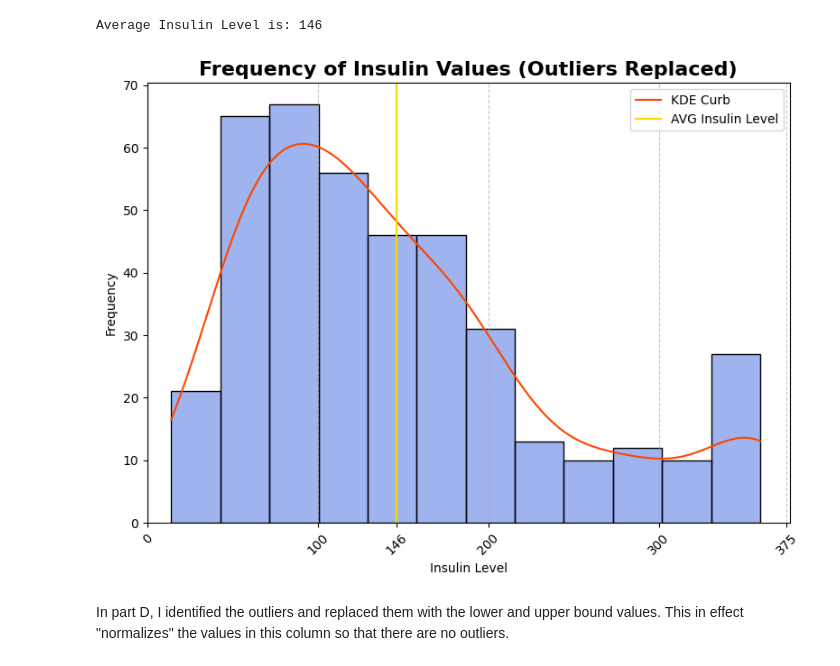
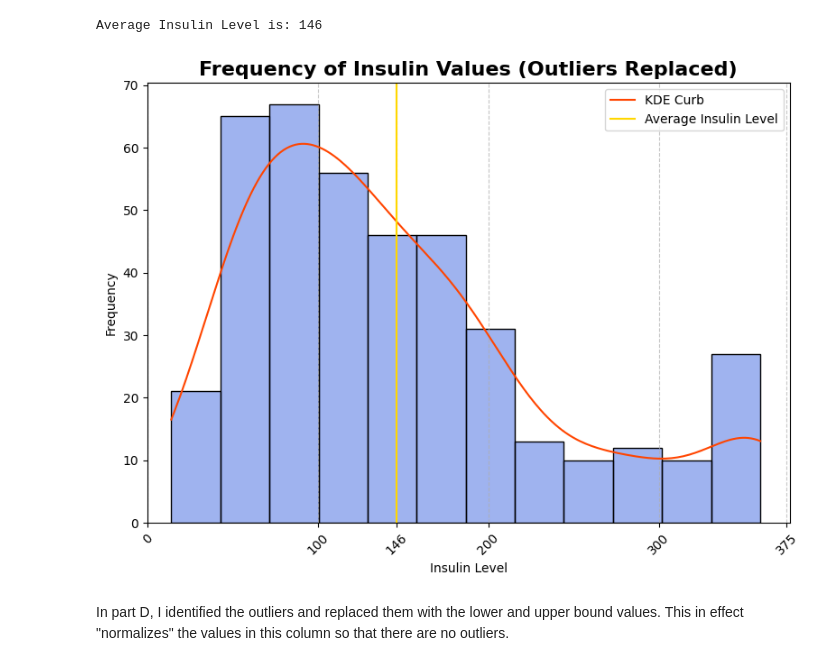
Before and after one commit to dandex200/COMP40370_Data_Mining, a Jupyter notebook: Practical_1/practical_01_B.ipynb, the cells around one changed output. Saved outputs shown, nothing was run; the diff lists cells and outputs as text; code cells hidden in the pictures.

```diff
--- a/Practical_1/practical_01_B.ipynb
+++ b/Practical_1/practical_01_B.ipynb
@@ -164,25 +171,25 @@ Average Insulin Level is: 146
 # %%
 # Plot 2: (Outliers replaced with bound values)
 fig_2, ax_2 = plt.subplots(figsize=(8,6))
 
 ax_2 = sns.histplot(df_3["Insulin"], color='royalblue', kde=True)
 ax_2.lines[0].set_color('orangered') #Set the first line's (KDE curb) color
 ax_2.lines[0].set_label('KDE Curb') #
-ax_2.axvline(df_3['Insulin'].mean(), color='gold', label='AVG Insulin Level')
+ax_2.axvline(df_3['Insulin'].mean(), color='gold', label='Average Insulin Level')
 plt.xlabel('Insulin Level')
 plt.ylabel('Frequency')
 plt.title('')
 plt.legend()
 ax_2.set_title('Frequency of Insulin Values (Outliers Replaced)', fontweight='bold', fontsize=16)
 ax_2.set_xlim(left=0)
 ax_2.grid(axis='x', linestyle='--', alpha=0.7)
 xticks = [0, 100, df_3['Insulin'].mean(), 200, 300, 375]
 xtick_labels = ['0', '100', '146', '200', '300', '375']
 plt.xticks(xticks, xtick_labels, rotation=45)
 fig_2.tight_layout()
 plt.show()
 # %% [output]
-[figure, old version]
+[figure, new version]
 # %% [markdown]
 In part D, I identified the outliers and replaced them with the lower and upper bound values. This in effect "normalizes" the values in this column so that there are no outliers.
 # %% [markdown]
```
Also changed, not shown: parts of 16 cells of this notebook.
